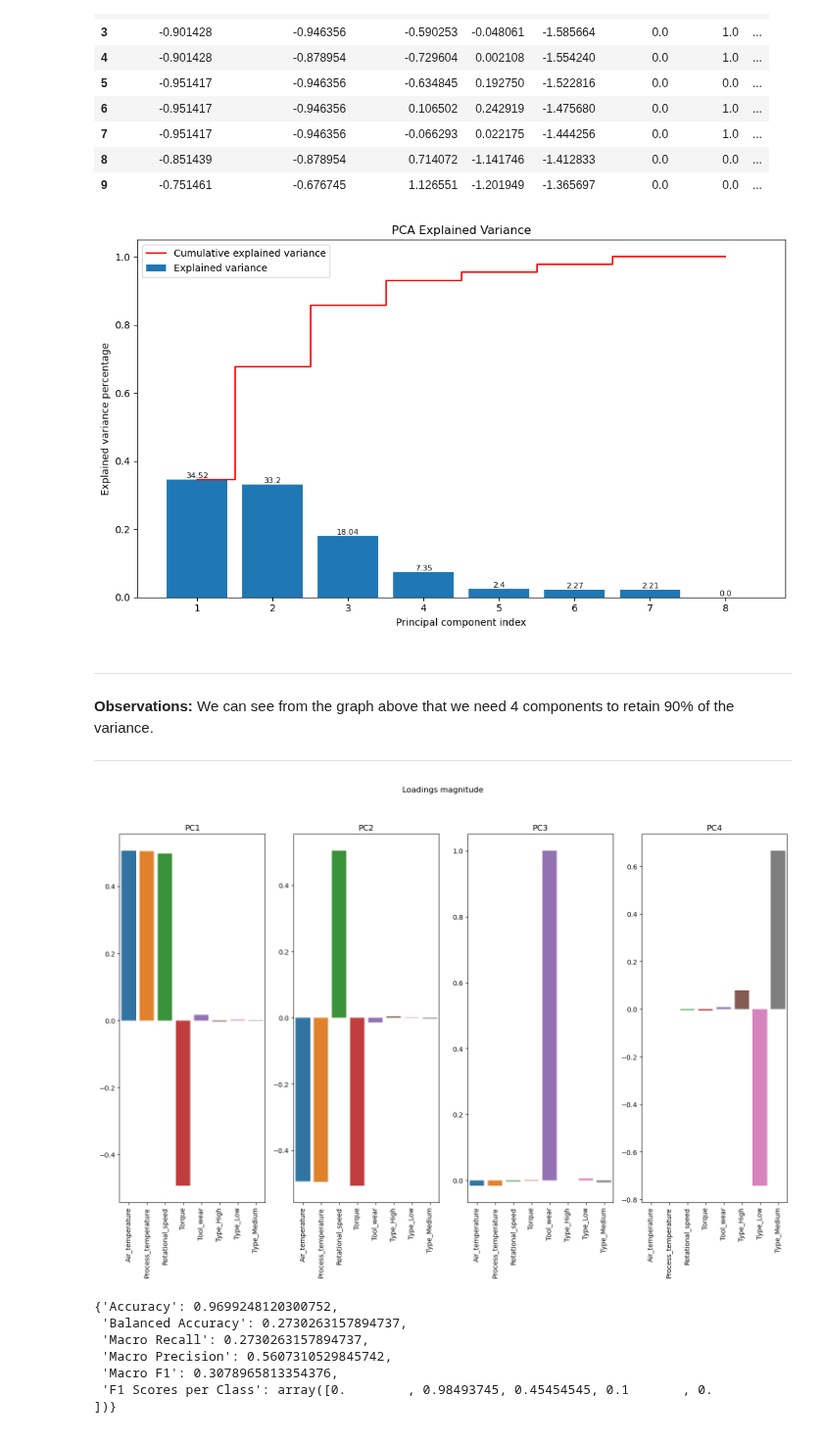
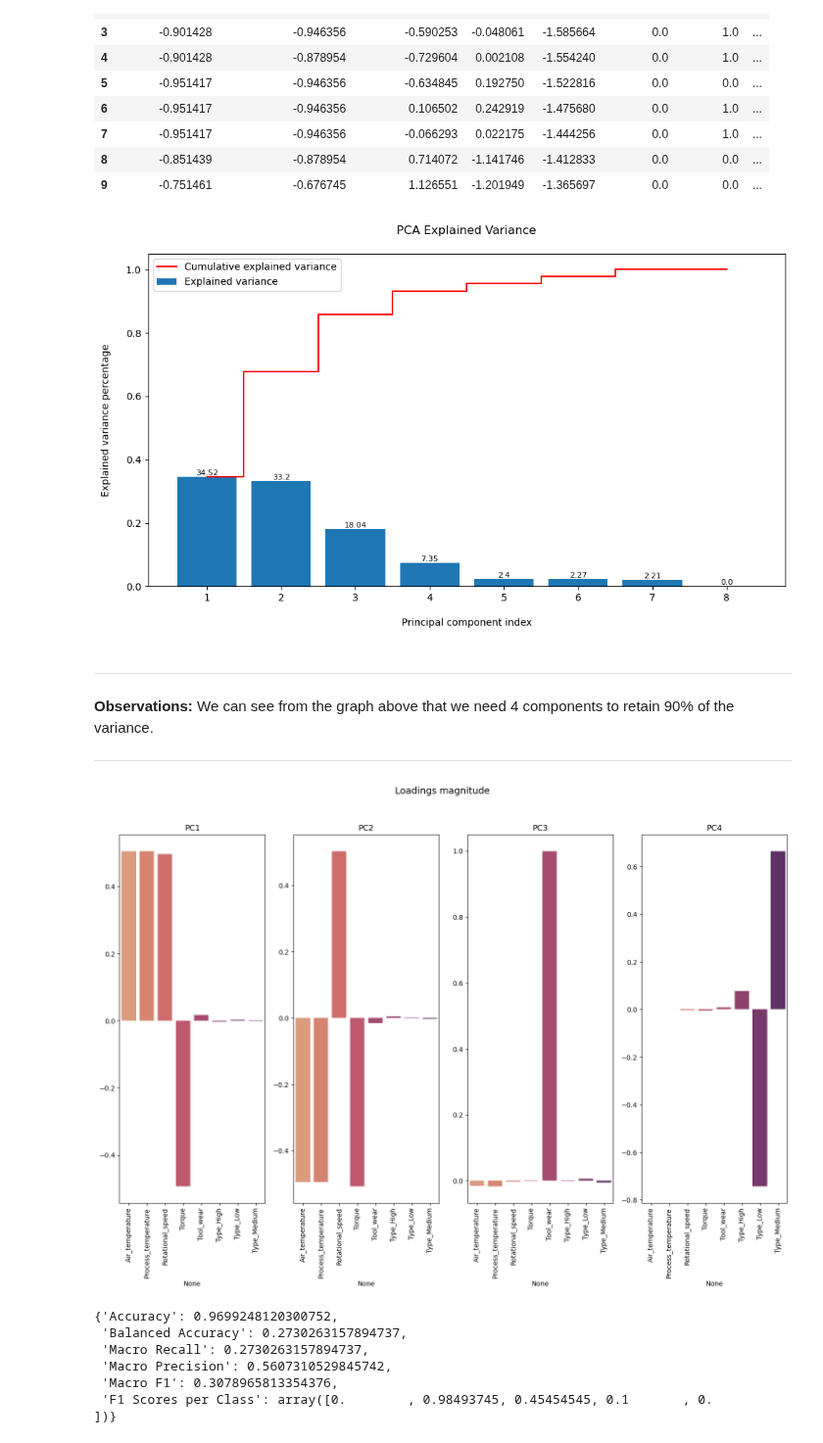
Before and after one commit to julielerudulier/Projects, a Jupyter notebook: Machine Predictive Maintenance Classification/maintenance.ipynb, the cells around one changed output. Shown at 98% size. Saved outputs shown, nothing was run; the diff lists cells and outputs as text; code cells hidden in the pictures.

```diff
--- a/Machine Predictive Maintenance Classification/maintenance.ipynb
+++ b/Machine Predictive Maintenance Classification/maintenance.ipynb
@@ -351,15 +352,15 @@ for bar in bars:
     yval = bar.get_height()
     plt.text(bar.get_x() + bar.get_width()/2, yval, round(yval * 100, 2), va = "bottom", ha = "center", fontsize = 8)
 
-plt.ylabel("Explained variance percentage")
-plt.xlabel("Principal component index")
+plt.ylabel("Explained variance percentage", labelpad = 15)
+plt.xlabel("Principal component index", labelpad = 15)
 plt.xticks(ticks = list(range(1, n_pca_components + 1)))
-plt.title("PCA Explained Variance")
+plt.title("PCA Explained Variance", pad = 20)
 plt.legend(loc = "best")
 plt.tight_layout()
 plt.show()
 # %% [output]
-[figure, old version]
+[figure, new version]
 # %% [markdown]
 ---
 **Observations:** We can see from the graph above that we need 4 components to retain 90% of the variance.
@@ -368,22 +369,23 @@ plt.show()
 # %%
 # Plot PCA with 4 components
 pca4 = PCA(n_components = 4)
 X_pca4 = pd.DataFrame(data = pca4.fit_transform(df_transformed), columns = ["PC1", "PC2", "PC3", "PC4"])
 
-fig, axs = plt.subplots(ncols = 4, figsize = (18,10))
-fig.suptitle("Loadings magnitude")
+fig, axs = plt.subplots(ncols = 4, figsize = (18, 10))
+fig.suptitle("Loadings magnitude", fontsize = 14)
 
 all_features = numeric_features + list(encoded_feature_names)
 pca_loadings = pd.DataFrame(data = pca4.components_, columns = all_features)
 
 for j in range(4):
     ax = axs[j]
-    sns.barplot(ax = ax, x = pca_loadings.columns, y = pca_loadings.values[j])
+    sns.barplot(ax = ax, x = pca_loadings.columns, y = pca_loadings.values[j], palette = "flare")
     ax.tick_params(axis = "x", rotation = 90)
     ax.title.set_text("PC" + str(j + 1))
+
 plt.show()
 # %% [output]
-[figure, old version]
+[figure, new version]
 # %%
 # Modeling
 
```
Also changed, not shown: parts of 4 cells of this notebook.
